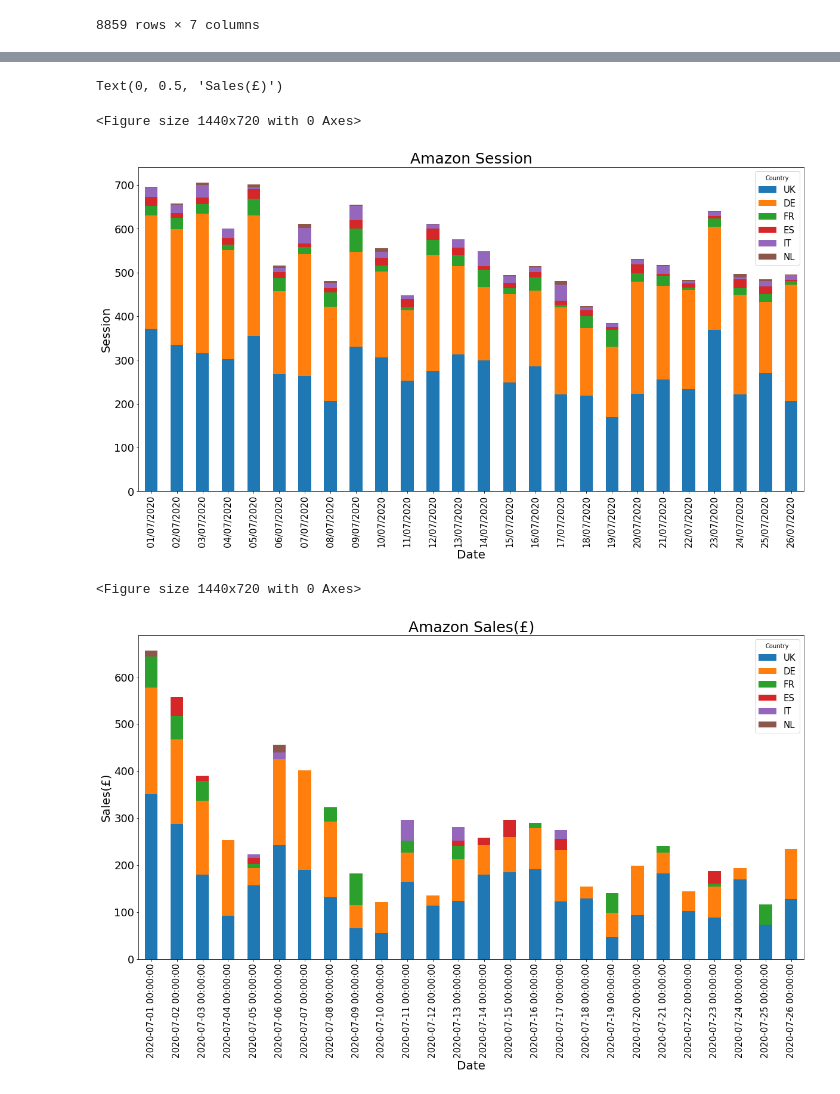
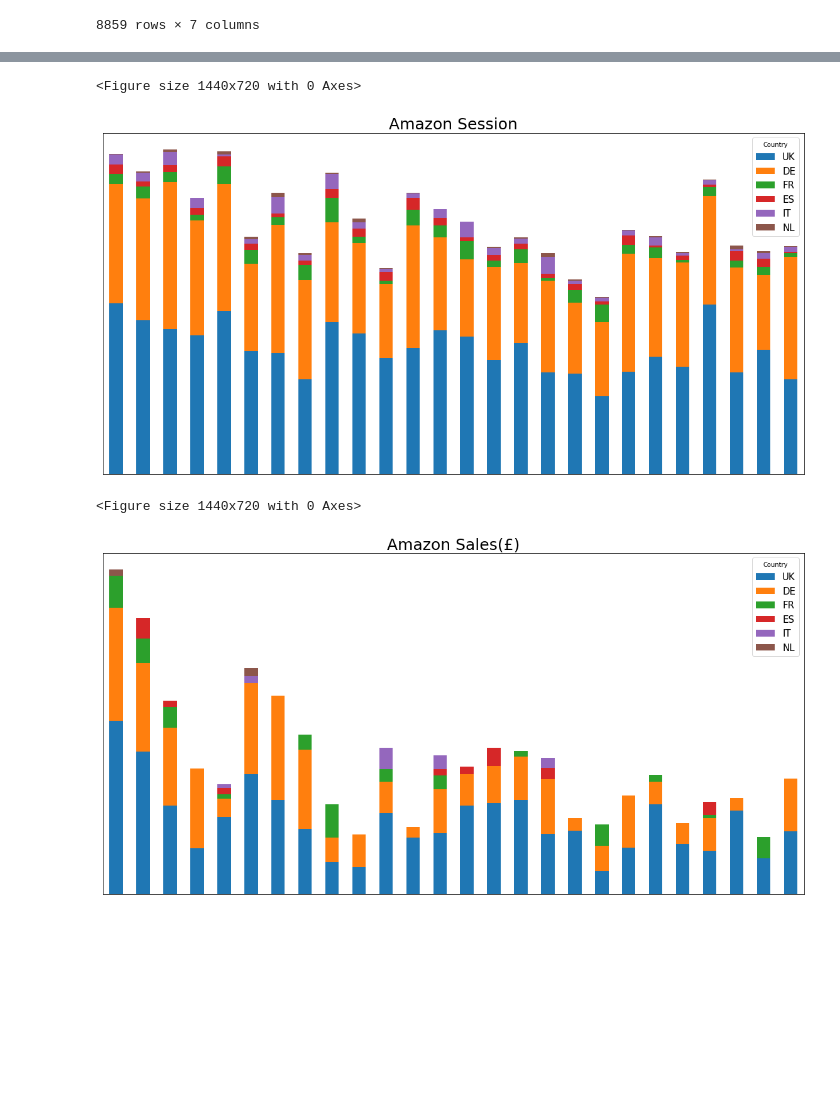
Before and after one commit to JoannaKang/kakao-commerce-data-analysis, a Jupyter notebook: Kakao_dashboard_Amazon.ipynb, the cells around one changed output, grey strips where cells are left out. Cells and saved outputs as stored; diff of their text form; code cells hidden in the pictures; blank space fills up the shorter version.

```diff
--- a/Kakao_dashboard_Amazon.ipynb
+++ b/Kakao_dashboard_Amazon.ipynb
@@ -203,31 +210,38 @@ Text(0, 0.5, 'ROAS')
 # %%
 plt.rcParams['figure.figsize'] = [20, 10]
 
 fig = plt.figure()
 ax = Session_country.plot.bar(stacked= True)
 #ax2 = ax.twinx()
 #ax2.plot(orders_country['All'].values, marker = 'o', linestyle = '-', color='c')
 plt.title('Amazon Session', fontsize = 25)
 plt.rc('legend', fontsize = 15)
 plt.xticks(fontsize = 15)
 plt.yticks(fontsize = 18)
 ax.set_xlabel('Date', fontsize =20)
 ax.set_ylabel('Session', fontsize =20)
 
+#축값 표시 없애고 싶을 때
+ax.axes.xaxis.set_visible(False)
+ax.axes.yaxis.set_visible(False)
+
 fig = plt.figure()
 ax = sales_country.plot.bar(stacked= True)
 plt.title('Amazon Sales(£)', fontsize = 25)
 plt.rc('legend', fontsize = 15)
 plt.xticks(fontsize = 15)
 plt.yticks(fontsize = 18)
 ax.set_xlabel('Date', fontsize =20)
 ax.set_ylabel('Sales(£)', fontsize =20)
+
+#축값 표시 없애고 싶을 때
+ax.axes.xaxis.set_visible(False)
+ax.axes.yaxis.set_visible(False)
 # %% [output]
-Text(0, 0.5, 'Sales(£)')
+<Figure size 1440x720 with 0 Axes>
+[figure, new version]
 <Figure size 1440x720 with 0 Axes>
-[figure, old version]
-<Figure size 1440x720 with 0 Axes>
-[figure, old version]
+[figure, new version]
 # %%
 xlxs_dir = "C:\\Users\\Joanna Kang\\Desktop\\TASK\\5. Data Anaylsis\\2020_July_trend\\200728_amazontotal.xlsx"
 
```
Also changed, not shown: parts of 2 cells of this notebook.
